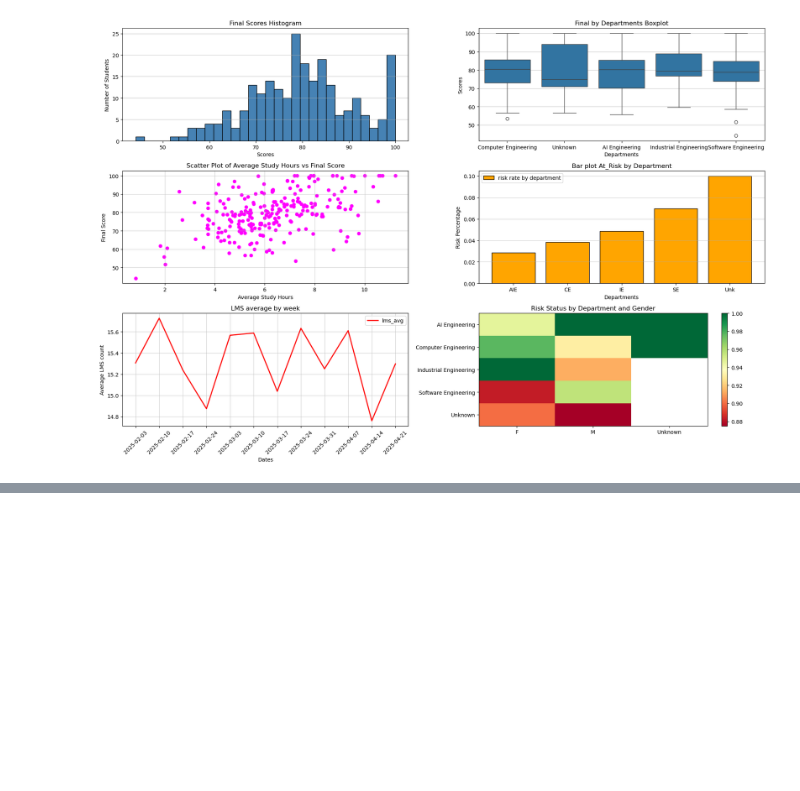
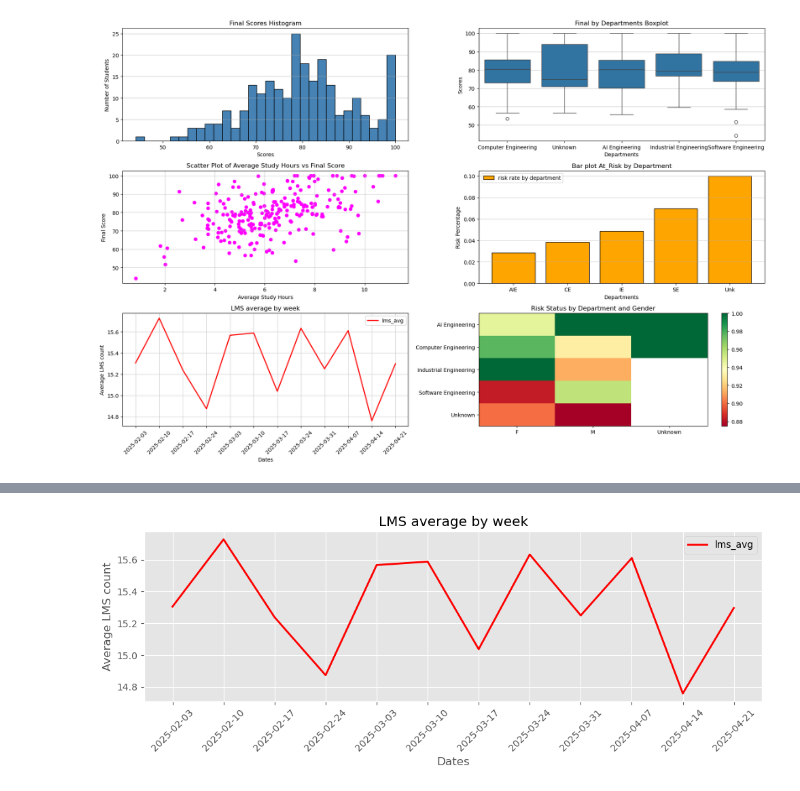
Before and after one commit to AloneMask001/Campus-learning-analytics, a Jupyter notebook: 2365109-HW4.ipynb, the cells around one changed output, grey strips where cells are left out. Drawn from its saved outputs; the diff is of its cells as text; code cells hidden in the pictures; blank space fills up the shorter version.

Commit message:
-m date time start

```diff
--- a/2365109-HW4.ipynb
+++ b/2365109-HW4.ipynb
@@ -1124,0 +1216,16 @@ plt.tight_layout()
+# %%
+df_week_lms = w_activity_df.groupby("week_start")["lms_logins"].mean()
+plt.style.use("ggplot")
+plt.figure(figsize=(10,4))
+plt.plot(df_week_lms, color = "red", linewidth = 2, label = "lms_avg")
+plt.tick_params(axis='x', rotation=45)
+plt.grid(True, alpha = 1.0)
+plt.title("LMS average by week")
+plt.xlabel("Dates")
+plt.ylabel("Average LMS count")
+plt.legend()
+plt.tight_layout()
+#When the weeks continue there is no significant correlations. It just increases or dexreases no pattern.
+#But after 2025-04-14 there is significant decreases in lms average something happend.
+# %% [output]
+[figure, added]
```
Also changed, not shown: parts of 12 cells of this notebook.
